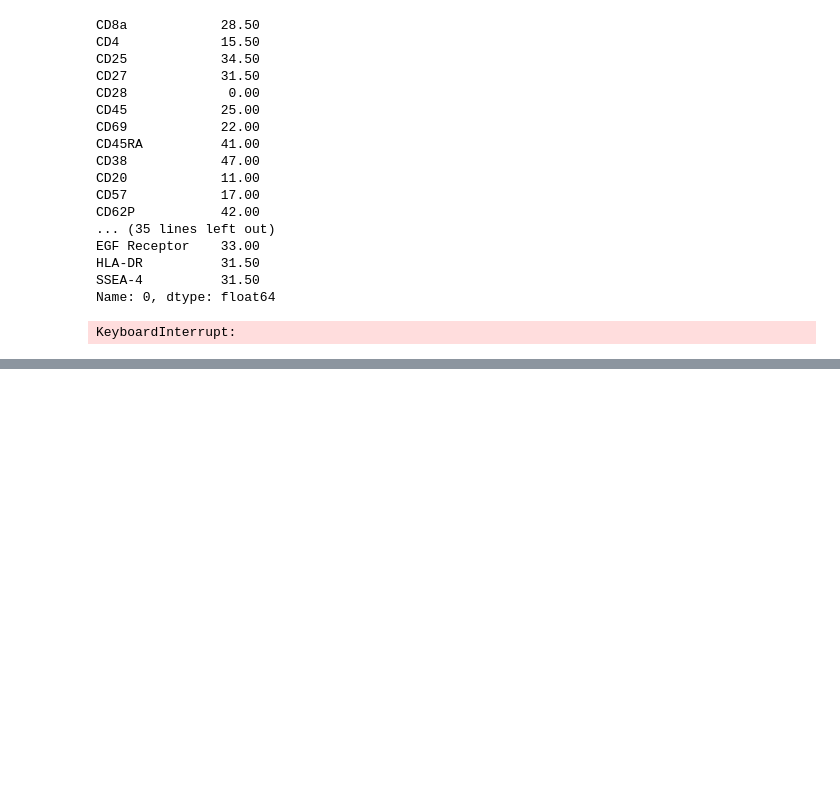
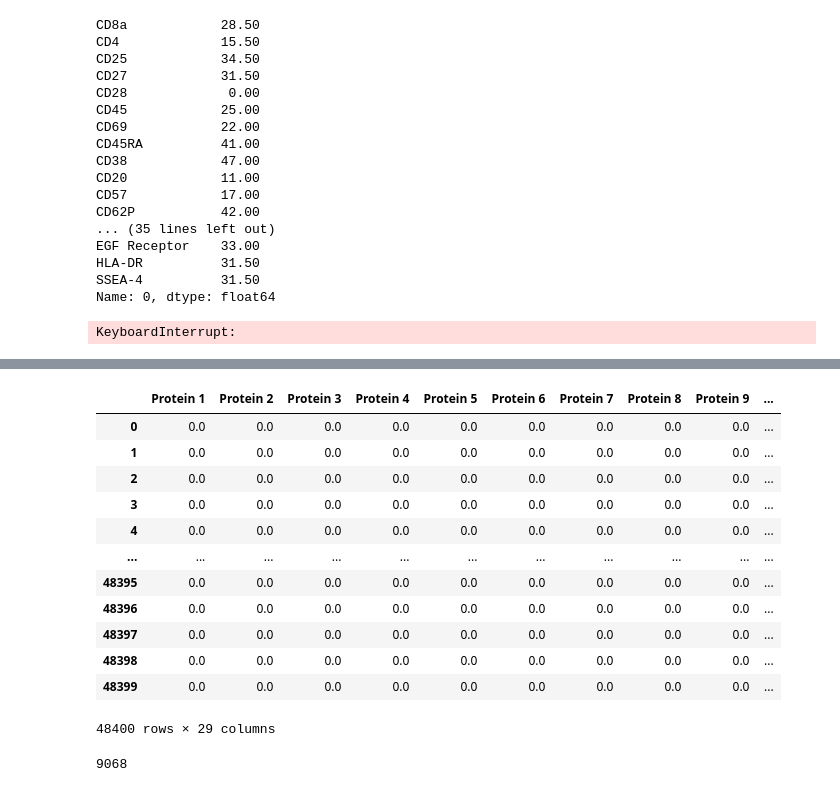
Before and after one commit to jes-liu/MultiplexBiotechnologyLab, a Jupyter notebook: BG_rem.ipynb, the cells around one changed output, grey strips where cells are left out. Saved outputs shown, nothing was run; the diff lists cells and outputs as text; code cells hidden in the pictures; blank space fills up the shorter version.

```diff
--- a/BG_rem.ipynb
+++ b/BG_rem.ipynb
@@ -83,0 +151,36 @@ df.to_excel('Final_Combined_BGminus.xlsx')
+# %%
+for x in range(ncol):
+    bg = np.percentile(df.iloc[:, x], 75)
+    for y in range(nrow):
+        old_num = df.iloc[y, x]
+        new_num = old_num - bg
+        if new_num < 0:
+            df.iloc[y, x] = 0
+        else:
+            df.iloc[y, x] = new_num
+
+df_bg = df
+df_bg
+# %% [output]
+|  | Protein 1 | Protein 2 | Protein 3 | Protein 4 | Protein 5 | Protein 6 | Protein 7 | Protein 8 | Protein 9 | ... |
+| 0 | 0.0 | 0.0 | 0.0 | 0.0 | 0.0 | 0.0 | 0.0 | 0.0 | 0.0 | ... |
+| 1 | 0.0 | 0.0 | 0.0 | 0.0 | 0.0 | 0.0 | 0.0 | 0.0 | 0.0 | ... |
+| 2 | 0.0 | 0.0 | 0.0 | 0.0 | 0.0 | 0.0 | 0.0 | 0.0 | 0.0 | ... |
+| 3 | 0.0 | 0.0 | 0.0 | 0.0 | 0.0 | 0.0 | 0.0 | 0.0 | 0.0 | ... |
+| 4 | 0.0 | 0.0 | 0.0 | 0.0 | 0.0 | 0.0 | 0.0 | 0.0 | 0.0 | ... |
+| ... | ... | ... | ... | ... | ... | ... | ... | ... | ... | ... |
+| 48395 | 0.0 | 0.0 | 0.0 | 0.0 | 0.0 | 0.0 | 0.0 | 0.0 | 0.0 | ... |
+| 48396 | 0.0 | 0.0 | 0.0 | 0.0 | 0.0 | 0.0 | 0.0 | 0.0 | 0.0 | ... |
+| 48397 | 0.0 | 0.0 | 0.0 | 0.0 | 0.0 | 0.0 | 0.0 | 0.0 | 0.0 | ... |
+| 48398 | 0.0 | 0.0 | 0.0 | 0.0 | 0.0 | 0.0 | 0.0 | 0.0 | 0.0 | ... |
+| 48399 | 0.0 | 0.0 | 0.0 | 0.0 | 0.0 | 0.0 | 0.0 | 0.0 | 0.0 | ... |
+48400 rows × 29 columns
+# %%
+drop = []
+for x in range(nrow):
+    if df_bg.iloc[x, :].any() == 0:
+        drop.append(x)
+df_drop = df_bg.drop(drop)
+len(drop)
+# %% [output]
+9068
```
Also changed, not shown: parts of 11 cells of this notebook, 1 other file.
